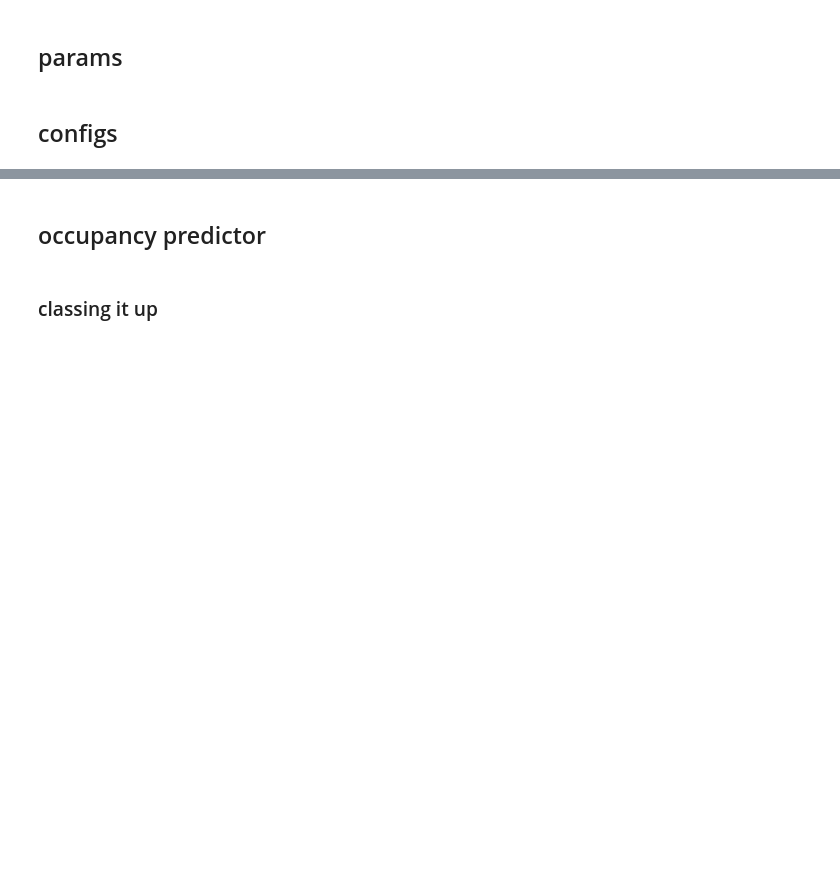
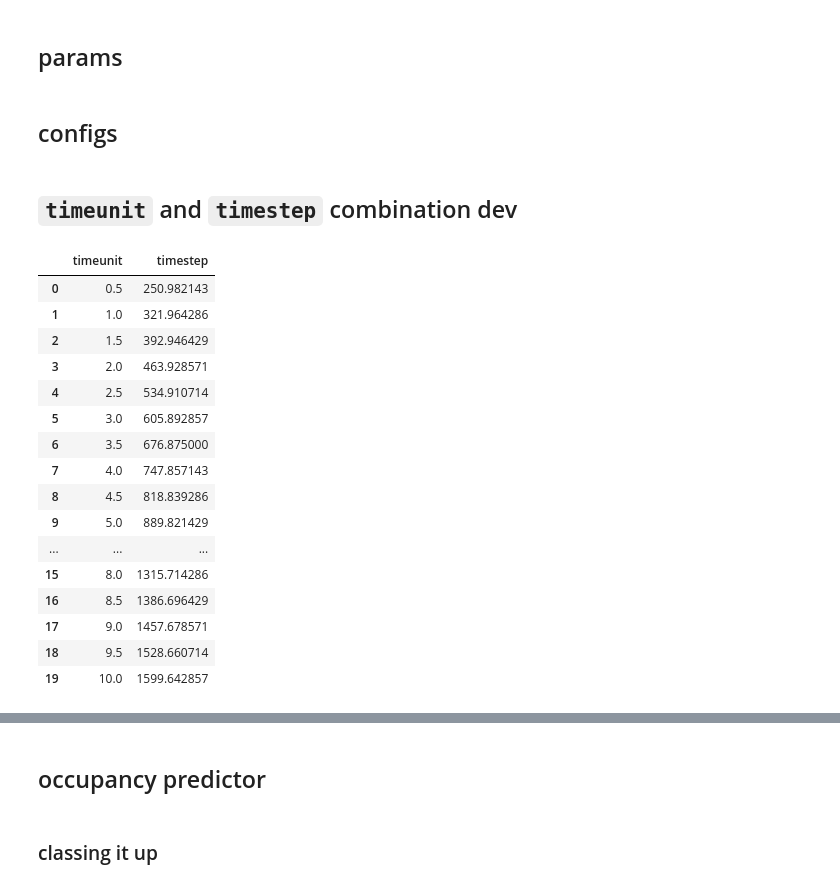
Before and after one commit to tjbergst/data-parsing, a Jupyter notebook: occupancy-prediction.ipynb, the cells around one changed output, grey strips where cells are left out. Saved outputs shown, nothing was run; the diff lists cells and outputs as text; code cells hidden in the pictures; blank space fills up the shorter version.

```diff
--- a/occupancy-prediction.ipynb
+++ b/occupancy-prediction.ipynb
@@ -52,3 +65,5 @@ transition_matrices_path_dict = {
     'tmat_1': Path(r'data/wifi_t_matrices.csv'),
     #'tmat_2': Path(r'data/wifi_t_matrices2.csv')
 }
+# %% [markdown]
+## `timeunit` and `timestep` combination dev
@@ -54,0 +95,20 @@ transition_matrices_path_dict = {
+# %%
+pd.DataFrame(extrapolated_list, columns=['timeunit','timestep'])
+# %% [output]
+|  | timeunit | timestep |
+| 0 | 0.5 | 250.982143 |
+| 1 | 1.0 | 321.964286 |
+| 2 | 1.5 | 392.946429 |
+| 3 | 2.0 | 463.928571 |
+| 4 | 2.5 | 534.910714 |
+| 5 | 3.0 | 605.892857 |
+| 6 | 3.5 | 676.875000 |
+| 7 | 4.0 | 747.857143 |
+| 8 | 4.5 | 818.839286 |
+| 9 | 5.0 | 889.821429 |
+| ... | ... | ... |
+| 15 | 8.0 | 1315.714286 |
+| 16 | 8.5 | 1386.696429 |
+| 17 | 9.0 | 1457.678571 |
+| 18 | 9.5 | 1528.660714 |
+| 19 | 10.0 | 1599.642857 |
```
Also changed, not shown: parts of 5 cells of this notebook.
